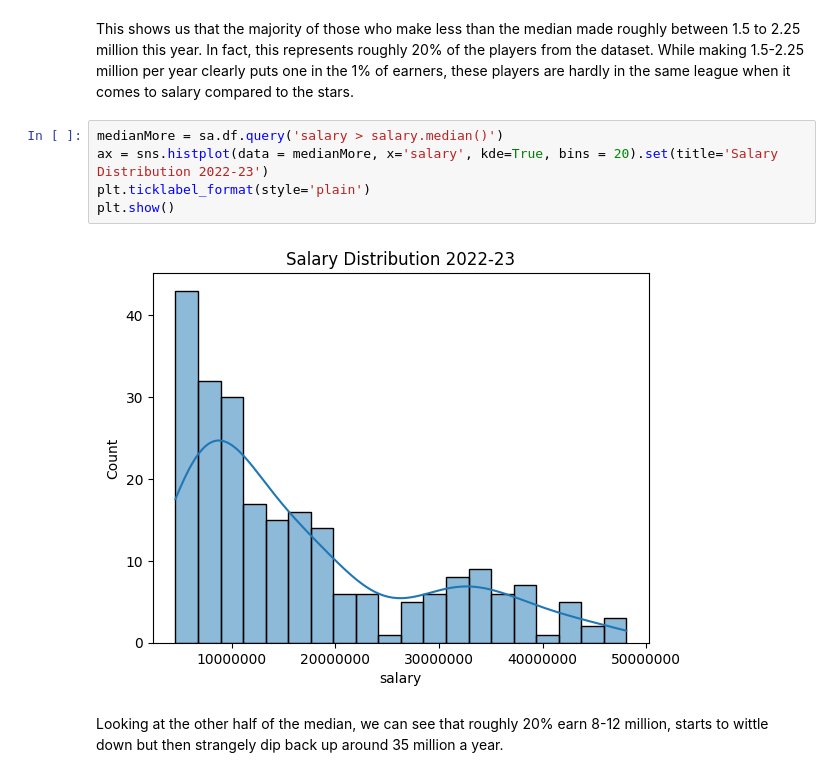
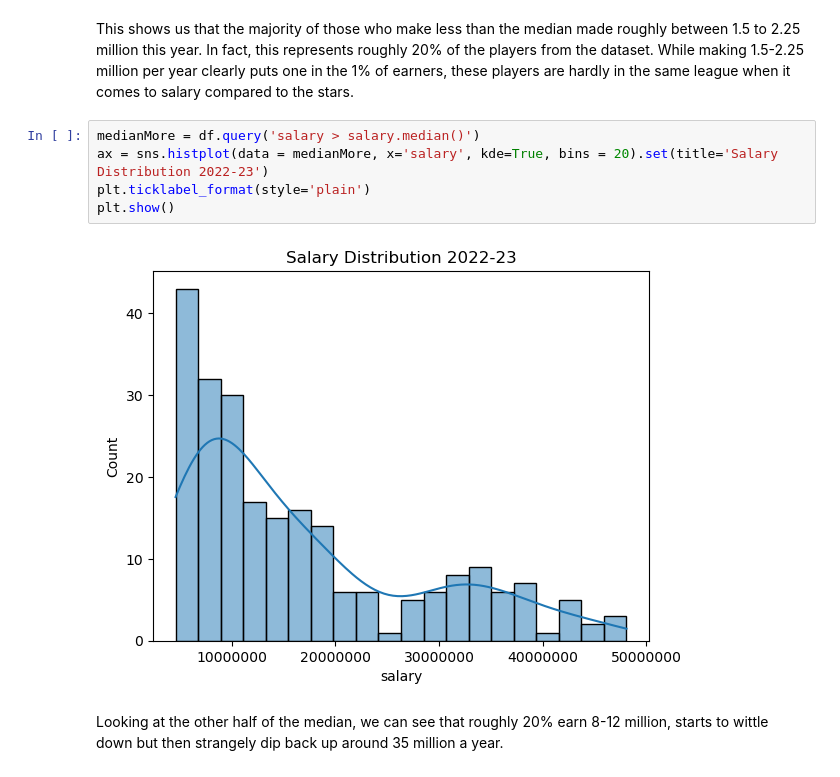
Before and after one commit to Harg-Ryan/NBA-Salary-Exploratory-Analysis-2022_23-Season, a Jupyter notebook: NBASalaryAnalysisReport.ipynb, the cells around one changed output. Drawn from its saved outputs; the diff is of its cells as text.

```diff
--- a/NBASalaryAnalysisReport.ipynb
+++ b/NBASalaryAnalysisReport.ipynb
@@ -87,12 +87,12 @@ plt.show()
 # %% [markdown]
 This shows us that the majority of those who make less than the median made roughly between 1.5 to 2.25 million this year. In fact, this represents roughly 20% of the players from the dataset.  While making 1.5-2.25 million per year clearly puts one in the 1% of earners, these players are hardly in the same league when it comes to salary compared to the stars.
 # %%
-medianMore = sa.df.query('salary > salary.median()')
+medianMore = df.query('salary > salary.median()')
 ax = sns.histplot(data = medianMore, x='salary', kde=True, bins = 20).set(title='Salary Distribution 2022-23')
 plt.ticklabel_format(style='plain')
 plt.show()
 # %% [output]
-[figure, old version]
+[figure, new version]
 # %% [markdown]
 Looking at the other half of the median, we can see that roughly 20% earn 8-12 million, starts to wittle down but then strangely dip back up around 35 million a year.
 # %% [markdown]
```
Also changed, not shown: parts of 15 cells of this notebook, 2 other files.
